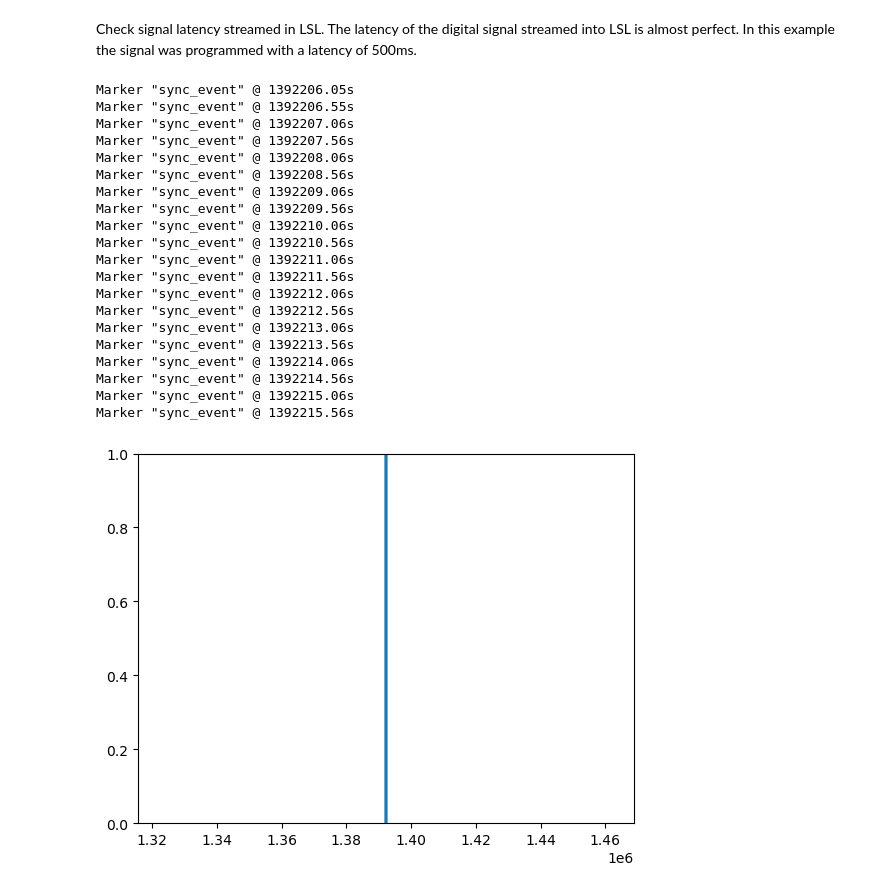
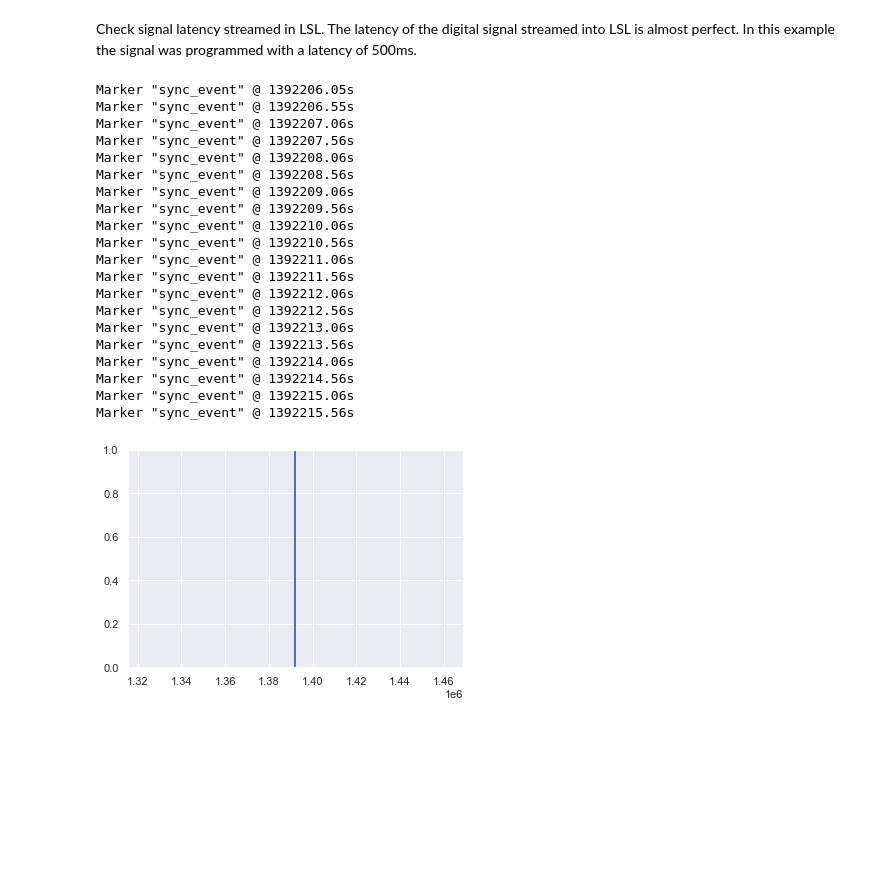
Before and after one commit to Rockyneuron/EmotiBit, a Jupyter notebook: analysis/test_sync.ipynb, the cells around one changed output. Saved outputs shown, nothing was run; the diff lists cells and outputs as text; code cells hidden in the pictures; blank space fills up the shorter version.

```diff
--- a/analysis/test_sync.ipynb
+++ b/analysis/test_sync.ipynb
@@ -32,6 +30,7 @@ FileNotFoundError: [Errno 2] No such file or directory: '..\\emotiBitData\\LSL\\
 # %% [markdown]
 Letsm plot some figures
 # %%
+sns.set_theme()
 fig,ax = plt.subplots(1,1)
 ax.plot(HR['EmotiBitTimestamp'],HR['AX'],'-')
 for vline in data2['EmotiBitTimestamp']:
@@ -113,32 +112,32 @@ for stream in data:
 signal_latency=np.diff(stream['time_stamps'])
 
 fig, ax = plt.subplots(1,1)
-ax.hist(signal_latency,bins=10,histtype='barstacked')
+sns.histplot(data=signal_latency,bins=10)
 ax.set_xlabel('Latency')
 ax.set_ylabel('Frecuency')
 ax.set_title('Signal latency')
 ax.text(np.mean(signal_latency),2,'Max latency {}'.format(max(signal_latency)),fontsize=10)
 ax.text(np.mean(signal_latency),1,'Mean latency {}'.format(np.mean(signal_latency)),fontsize=10)
 plt.show()
 # %% [output]
 Marker "sync_event" @ 1392206.05s
 Marker "sync_event" @ 1392206.55s
 Marker "sync_event" @ 1392207.06s
 Marker "sync_event" @ 1392207.56s
 Marker "sync_event" @ 1392208.06s
 Marker "sync_event" @ 1392208.56s
 Marker "sync_event" @ 1392209.06s
 Marker "sync_event" @ 1392209.56s
 Marker "sync_event" @ 1392210.06s
 Marker "sync_event" @ 1392210.56s
 Marker "sync_event" @ 1392211.06s
 Marker "sync_event" @ 1392211.56s
 Marker "sync_event" @ 1392212.06s
 Marker "sync_event" @ 1392212.56s
 Marker "sync_event" @ 1392213.06s
 Marker "sync_event" @ 1392213.56s
 Marker "sync_event" @ 1392214.06s
 Marker "sync_event" @ 1392214.56s
 Marker "sync_event" @ 1392215.06s
 Marker "sync_event" @ 1392215.56s
-[figure, old version]
+[figure, new version]
```
Also changed, not shown: parts of 4 cells of this notebook.
